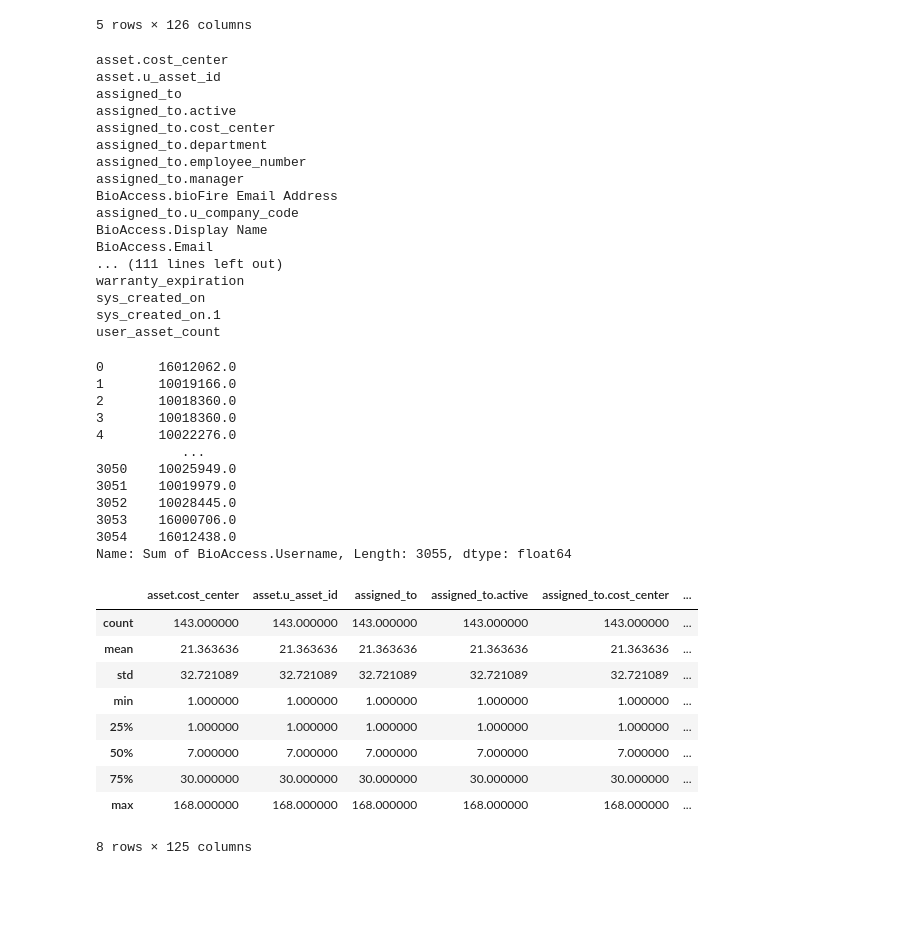
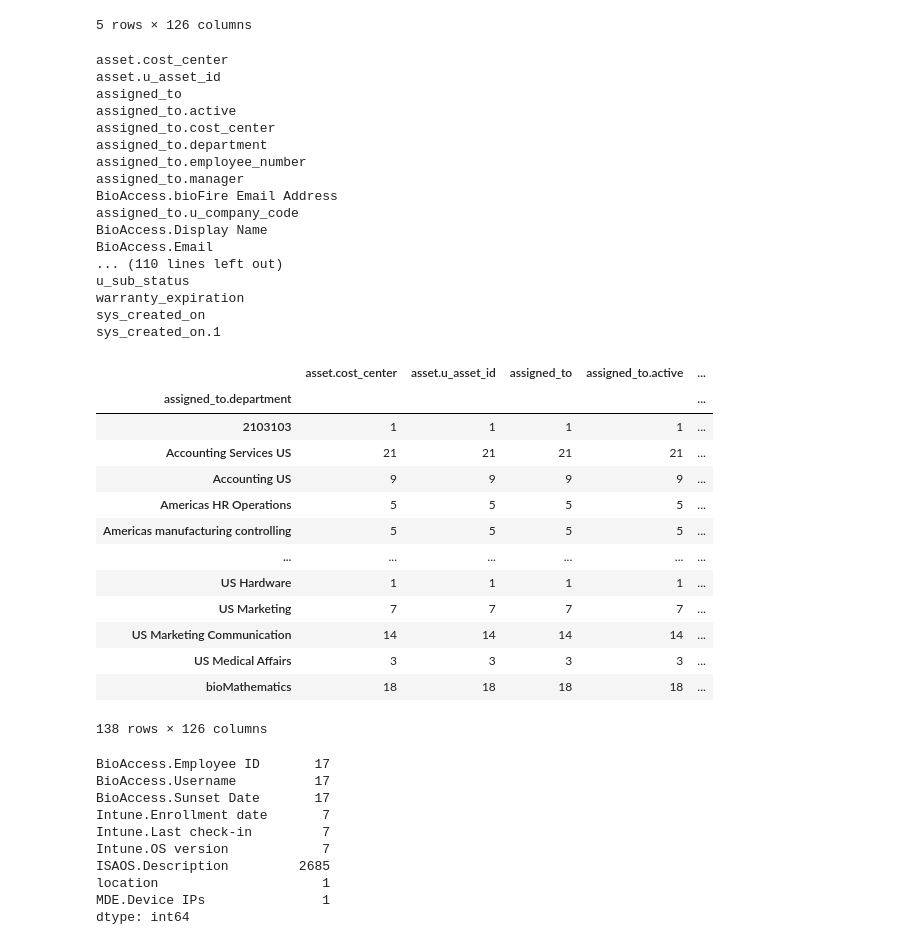
Before and after one commit to JasonSecrestBMX/asset_analysis, a Jupyter notebook: 01-cleanup.ipynb, the cells around one changed output. Drawn from its saved outputs; the diff is of its cells as text; code cells hidden in the pictures; blank space fills up the shorter version.

```diff
--- a/01-cleanup.ipynb
+++ b/01-cleanup.ipynb
@@ -12,5 +13,5 @@ ModuleNotFoundError: No module named 'panel'
 # %%
-assets_df = pd.read_csv('data\jordans_asset_dataset_2023_03_06.csv')
+assets_df = pd.read_csv('data/jordans_asset_dataset_2023_03_06.csv')
 assets_full_df = assets_df.copy()
 assets_df.head()
 # %% [output]
@@ -37,41 +38,44 @@ BioAccess.bioFire Email Address
 assigned_to.u_company_code
 BioAccess.Display Name
 BioAccess.Email
-... (111 lines left out)
+... (110 lines left out)
+u_sub_status
 warranty_expiration
 sys_created_on
 sys_created_on.1
-user_asset_count
 # %%
 computers_by_employee_id_df = assets_df.loc[:,['assigned_to.employee_number', 'Computer Name']].groupby(['assigned_to.employee_number']).count()
 computers_by_employee_id_df.columns = ["user_asset_count"]
 # computers_by_employee_id_df.loc[computers_by_employee_id_df.loc[:,"user_asset_count"] == 0 ]
 assets_df = assets_df.merge(computers_by_employee_id_df, on="assigned_to.employee_number")
-# %%
-assets_df.loc[:,'Sum of BioAccess.Username']
-# %% [output]
-0       16012062.0
-1       10019166.0
-2       10018360.0
-3       10018360.0
-4       10022276.0
-           ...
-3050    10025949.0
-3051    10019979.0
-3052    10028445.0
-3053    16000706.0
-3054    16012438.0
-Name: Sum of BioAccess.Username, Length: 3055, dtype: float64
 # %%
-assets_df.groupby(['assigned_to.department']).count().describe()
+assets_df.groupby(['assigned_to.department']).count()
 # %% [output]
-|  | asset.cost_center | asset.u_asset_id | assigned_to | assigned_to.active | assigned_to.cost_center | ... |
-| count | 143.000000 | 143.000000 | 143.000000 | 143.000000 | 143.000000 | ... |
-| mean | 21.363636 | 21.363636 | 21.363636 | 21.363636 | 21.363636 | ... |
-| std | 32.721089 | 32.721089 | 32.721089 | 32.721089 | 32.721089 | ... |
-| min | 1.000000 | 1.000000 | 1.000000 | 1.000000 | 1.000000 | ... |
-| 25% | 1.000000 | 1.000000 | 1.000000 | 1.000000 | 1.000000 | ... |
-| 50% | 7.000000 | 7.000000 | 7.000000 | 7.000000 | 7.000000 | ... |
-| 75% | 30.000000 | 30.000000 | 30.000000 | 30.000000 | 30.000000 | ... |
-| max | 168.000000 | 168.000000 | 168.000000 | 168.000000 | 168.000000 | ... |
+|  | asset.cost_center | asset.u_asset_id | assigned_to | assigned_to.active | ... |
+| assigned_to.department |  |  |  |  | ... |
+| 2103103 | 1 | 1 | 1 | 1 | ... |
+| Accounting Services US | 21 | 21 | 21 | 21 | ... |
+| Accounting US | 9 | 9 | 9 | 9 | ... |
+| Americas HR Operations | 5 | 5 | 5 | 5 | ... |
+| Americas manufacturing controlling | 5 | 5 | 5 | 5 | ... |
+| ... | ... | ... | ... | ... | ... |
+| US Hardware | 1 | 1 | 1 | 1 | ... |
+| US Marketing | 7 | 7 | 7 | 7 | ... |
+| US Marketing Communication | 14 | 14 | 14 | 14 | ... |
+| US Medical Affairs | 3 | 3 | 3 | 3 | ... |
+| bioMathematics | 18 | 18 | 18 | 18 | ... |
-8 rows × 125 columns
+138 rows × 126 columns
+# %%
+missing_value_count_df = len(assets_df) - assets_df.count()
+missing_value_count_df.loc[missing_value_count_df > 0]
+# %% [output]
+BioAccess.Employee ID       17
+BioAccess.Username          17
+BioAccess.Sunset Date       17
+Intune.Enrollment date       7
+Intune.Last check-in         7
+Intune.OS version            7
+ISAOS.Description         2685
+location                     1
+MDE.Device IPs               1
+dtype: int64
```
Also changed, not shown: parts of 7 cells of this notebook.
